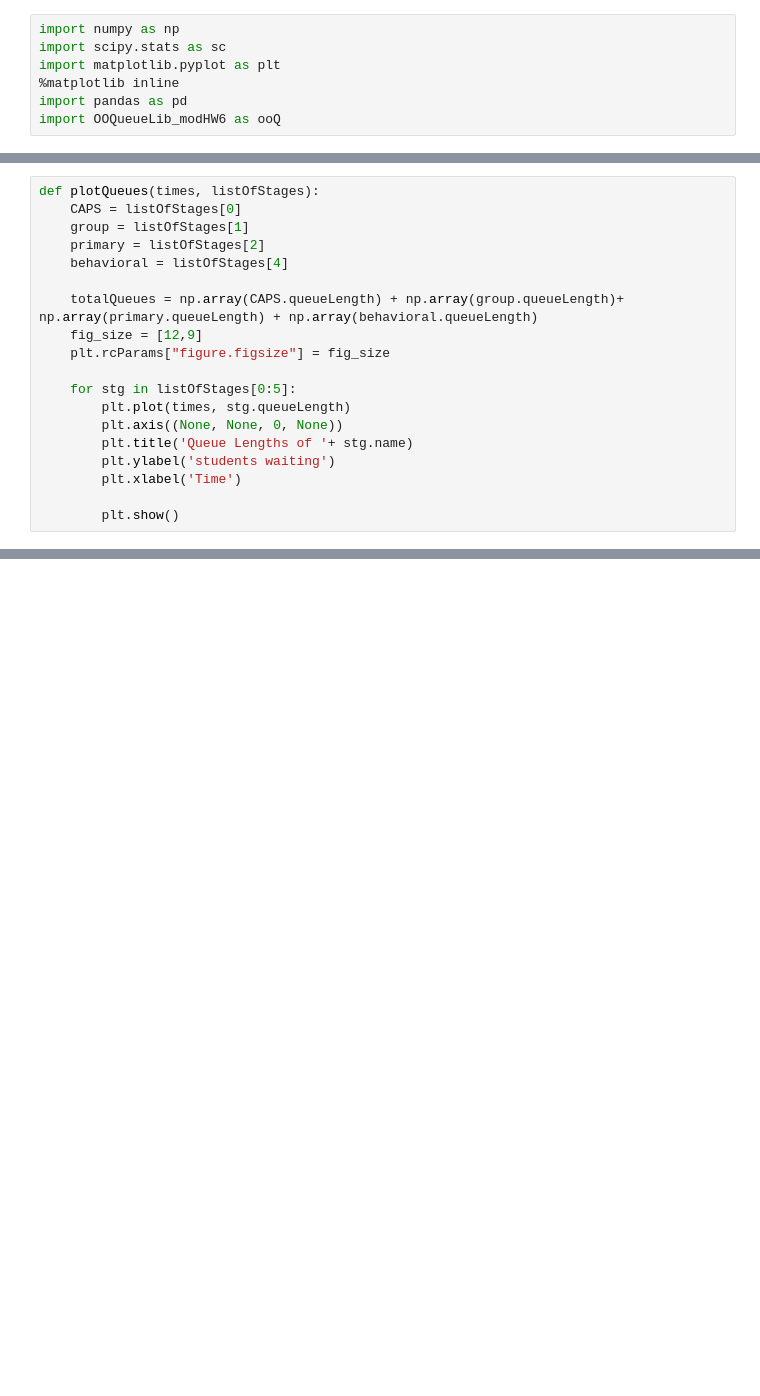
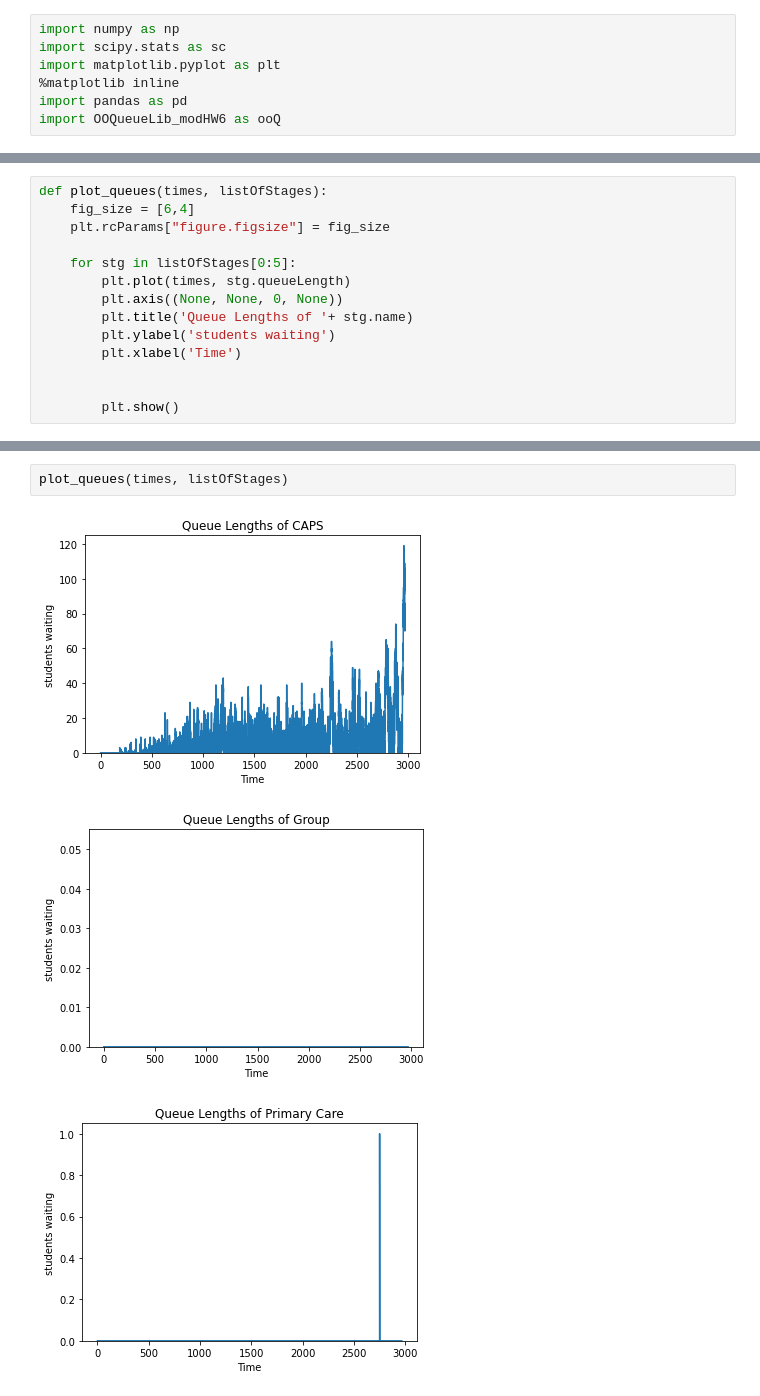
Before and after one commit to cateapple/stochastic_mental_health_uni, a Jupyter notebook: system.ipynb, the cells around one changed output, grey strips where cells are left out. Cells and saved outputs as stored; diff of their text form; blank space fills up the shorter version.

```diff
--- a/system.ipynb
+++ b/system.ipynb
@@ -202,14 +198,8 @@ def runSystem(numCAPSCounselors, capGroupCounseling, numPrimaryCare, numBehavior
 
     return times, listOfStages
 # %%
-def plotQueues(times, listOfStages):
-    CAPS = listOfStages[0]
-    group = listOfStages[1]
-    primary = listOfStages[2]
-    behavioral = listOfStages[4]
-
-    totalQueues = np.array(CAPS.queueLength) + np.array(group.queueLength)+ np.array(primary.queueLength) + np.array(behavioral.queueLength)
-    fig_size = [12,9]
+def plot_queues(times, listOfStages):
+    fig_size = [6,4]
     plt.rcParams["figure.figsize"] = fig_size
 
     for stg in listOfStages[0:5]:
@@ -219,6 +209,7 @@ def plotQueues(times, listOfStages):
         plt.ylabel('students waiting')
         plt.xlabel('Time')
 
+
         plt.show()
 # %%
 #run with 2019 actual staffing
@@ -240,0 +249,6 @@ plotQueues(times, listOfStages)
+# %%
+plot_queues(times, listOfStages)
+# %% [output]
+[figure, added]
+[figure, added]
+[figure, added]
```
Also changed, not shown: parts of 5 cells of this notebook.
